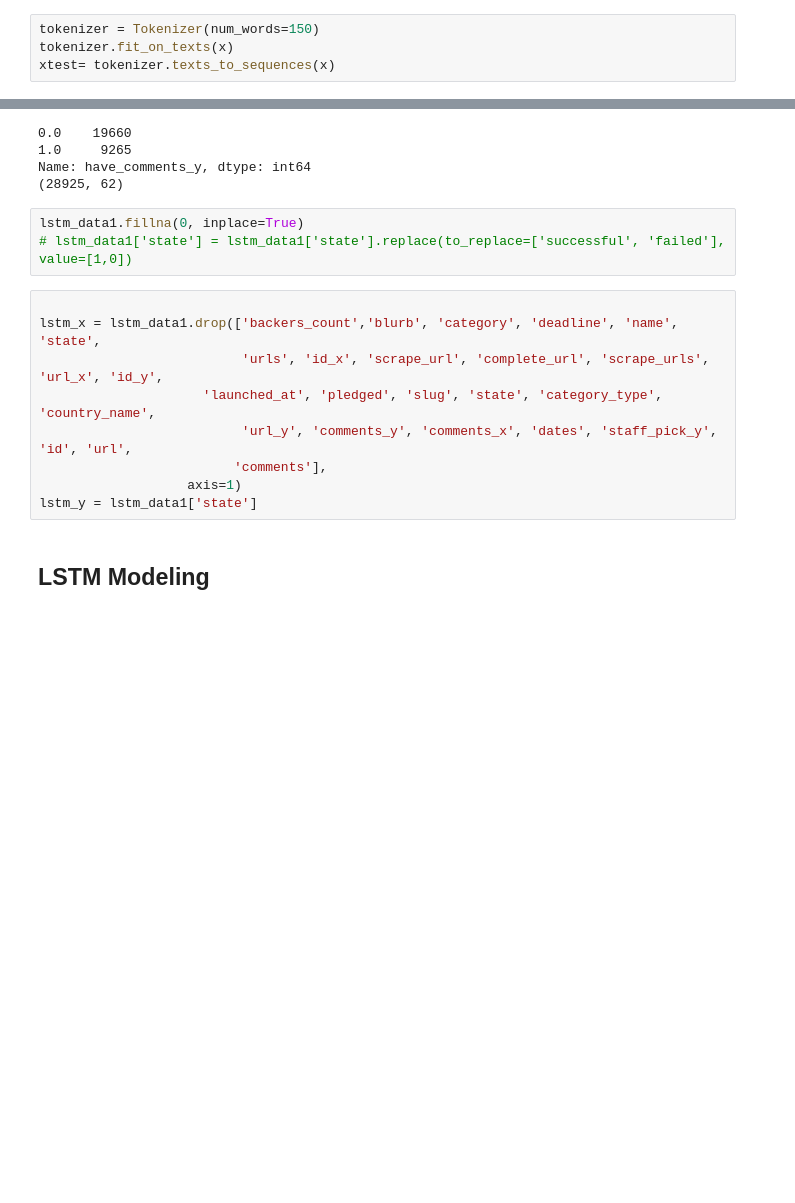
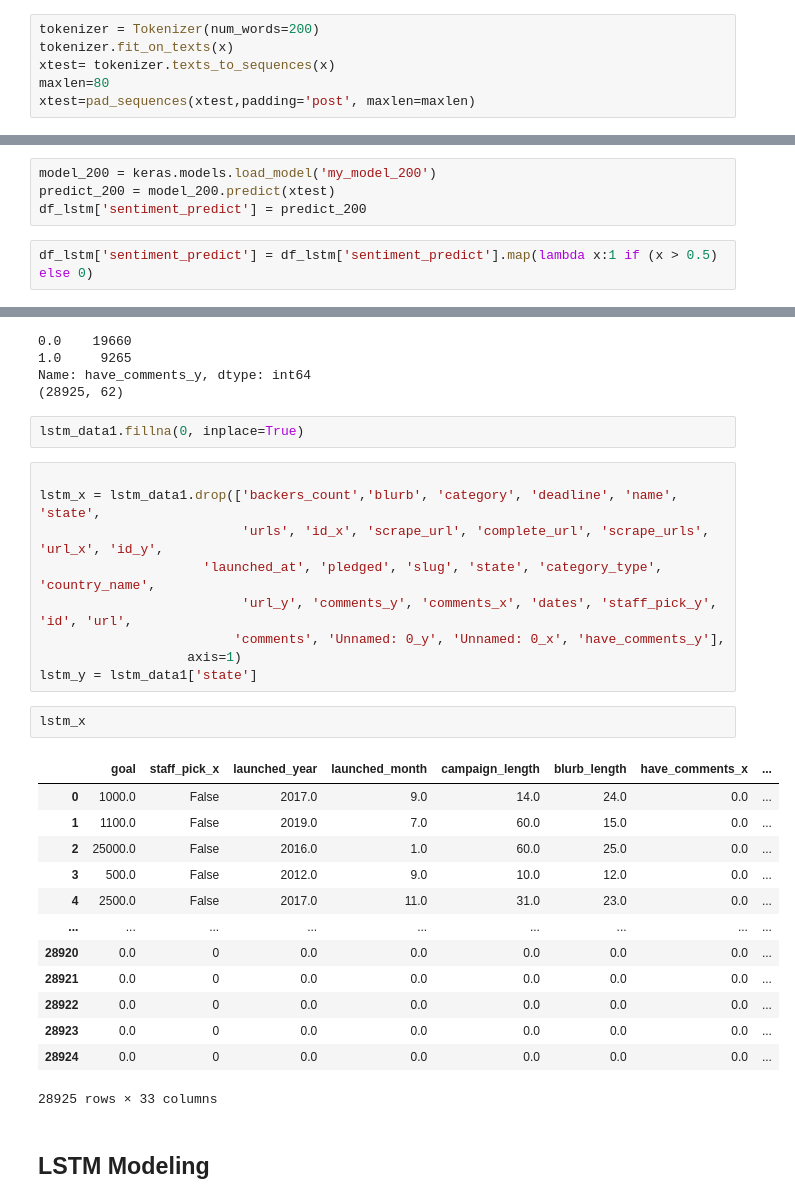
Before and after one commit to helen-tong/kickstarter, a Jupyter notebook: LSTM.ipynb, the cells around one changed output, grey strips where cells are left out. Cells and saved outputs as stored; diff of their text form; blank space fills up the shorter version.

```diff
--- a/LSTM.ipynb
+++ b/LSTM.ipynb
@@ -496,4 +460,6 @@ See the caveats in the documentation: https://pandas.pydata.org/pandas-docs/stab
 # %%
-tokenizer = Tokenizer(num_words=150)
+tokenizer = Tokenizer(num_words=200)
 tokenizer.fit_on_texts(x)
 xtest= tokenizer.texts_to_sequences(x)
+maxlen=80
+xtest=pad_sequences(xtest,padding='post', maxlen=maxlen)
@@ -547,0 +481,6 @@ See the caveats in the documentation: https://pandas.pydata.org/pandas-docs/stab
+# %%
+model_200 = keras.models.load_model('my_model_200')
+predict_200 = model_200.predict(xtest)
+df_lstm['sentiment_predict'] = predict_200
+# %%
+df_lstm['sentiment_predict'] = df_lstm['sentiment_predict'].map(lambda x:1 if (x > 0.5) else 0)
@@ -564,16 +509,31 @@ Name: have_comments_y, dtype: int64
 (28925, 62)
 # %%
 lstm_data1.fillna(0, inplace=True)
-# lstm_data1['state'] = lstm_data1['state'].replace(to_replace=['successful', 'failed'], value=[1,0])
 # %%
 
 lstm_x = lstm_data1.drop(['backers_count','blurb', 'category', 'deadline', 'name', 'state',
                           'urls', 'id_x', 'scrape_url', 'complete_url', 'scrape_urls', 'url_x', 'id_y',
                      'launched_at', 'pledged', 'slug', 'state', 'category_type', 'country_name',
                           'url_y', 'comments_y', 'comments_x', 'dates', 'staff_pick_y', 'id', 'url',
-                         'comments'],
+                         'comments', 'Unnamed: 0_y', 'Unnamed: 0_x', 'have_comments_y'],
                    axis=1)
 lstm_y = lstm_data1['state']
+# %%
+lstm_x
+# %% [output]
+|  | goal | staff_pick_x | launched_year | launched_month | campaign_length | blurb_length | have_comments_x | ... |
+| 0 | 1000.0 | False | 2017.0 | 9.0 | 14.0 | 24.0 | 0.0 | ... |
+| 1 | 1100.0 | False | 2019.0 | 7.0 | 60.0 | 15.0 | 0.0 | ... |
+| 2 | 25000.0 | False | 2016.0 | 1.0 | 60.0 | 25.0 | 0.0 | ... |
+| 3 | 500.0 | False | 2012.0 | 9.0 | 10.0 | 12.0 | 0.0 | ... |
+| 4 | 2500.0 | False | 2017.0 | 11.0 | 31.0 | 23.0 | 0.0 | ... |
+| ... | ... | ... | ... | ... | ... | ... | ... | ... |
+| 28920 | 0.0 | 0 | 0.0 | 0.0 | 0.0 | 0.0 | 0.0 | ... |
+| 28921 | 0.0 | 0 | 0.0 | 0.0 | 0.0 | 0.0 | 0.0 | ... |
+| 28922 | 0.0 | 0 | 0.0 | 0.0 | 0.0 | 0.0 | 0.0 | ... |
+| 28923 | 0.0 | 0 | 0.0 | 0.0 | 0.0 | 0.0 | 0.0 | ... |
+| 28924 | 0.0 | 0 | 0.0 | 0.0 | 0.0 | 0.0 | 0.0 | ... |
+28925 rows × 33 columns
 # %% [markdown]
 ## LSTM Modeling
 # %%
```
Also changed, not shown: parts of 30 cells of this notebook.
